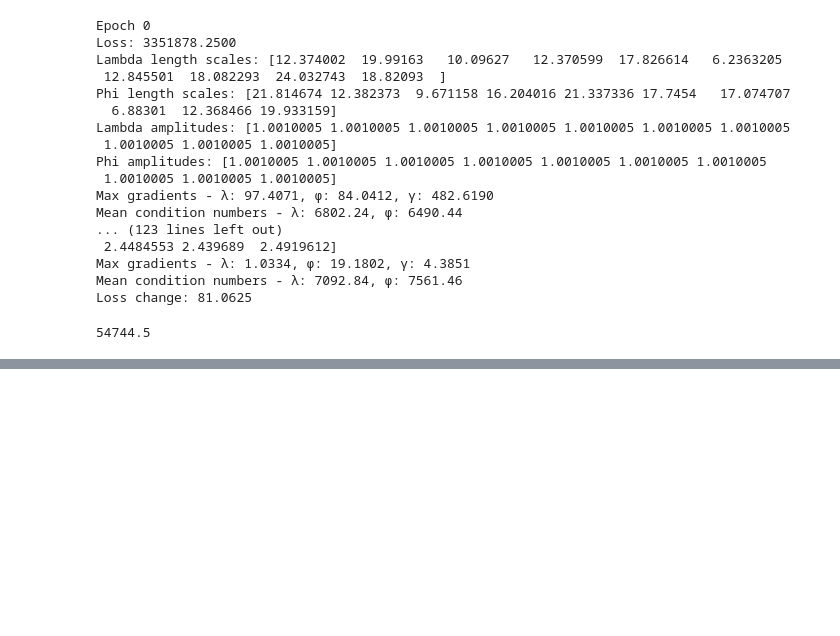
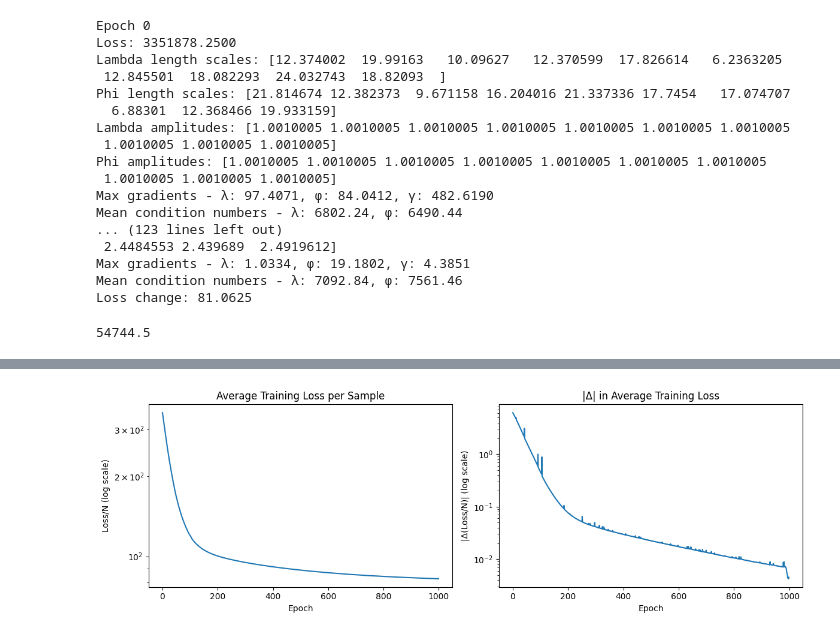
Before and after one commit to surbut/aladynoulli, a Jupyter notebook: pyScripts/diffkernels.ipynb, the cells around one changed output, grey strips where cells are left out. Drawn from its saved outputs; the diff is of its cells as text; code cells hidden in the pictures; blank space fills up the shorter version.

```diff
--- a/pyScripts/diffkernels.ipynb
+++ b/pyScripts/diffkernels.ipynb
@@ -332,0 +101,29 @@ plt.show()
+# %%
+
+# Calculate per-sample loss
+per_sample_loss = [l/N for l in history['loss']]
+
+# Calculate change in loss between iterations
+delta_loss = [per_sample_loss[i+1] - per_sample_loss[i] for i in range(len(per_sample_loss)-1)]
+
+plt.figure(figsize=(12, 4))
+
+# Per-sample loss
+plt.subplot(1, 2, 1)
+plt.plot(per_sample_loss)
+plt.yscale('log')
+plt.title('Average Training Loss per Sample')
+plt.xlabel('Epoch')
+plt.ylabel('Loss/N (log scale)')
+
+# Change in per-sample loss
+plt.subplot(1, 2, 2)
+plt.plot([abs(d) for d in delta_loss])  # Using abs() for log scale
+plt.yscale('log')
+plt.title('|Δ| in Average Training Loss')
+plt.xlabel('Epoch')
+plt.ylabel('|Δ(Loss/N)| (log scale)')
+
+plt.tight_layout()
+# %% [output]
+[figure, added]
```
Also changed, not shown: parts of 4 cells of this notebook, 1 other file.
